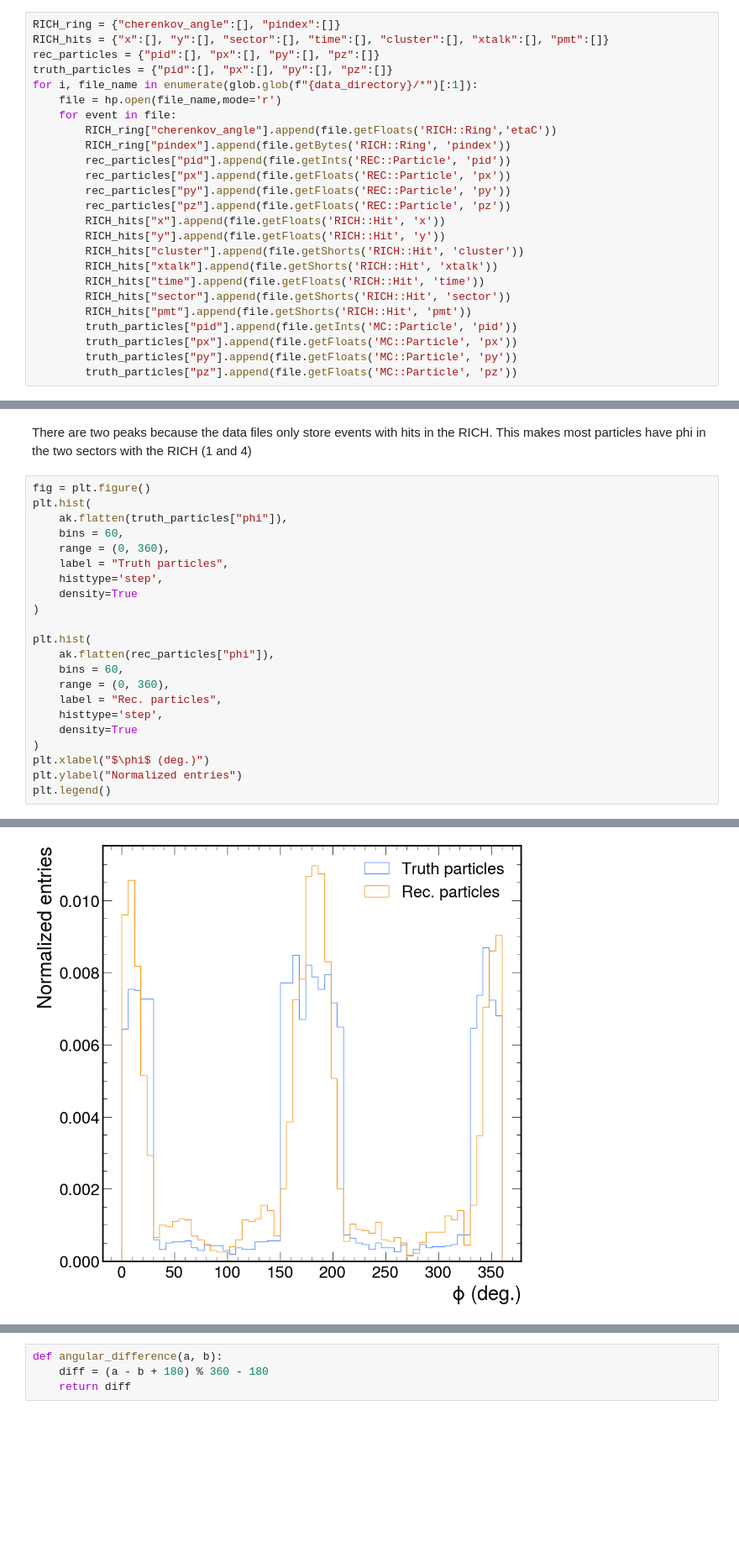
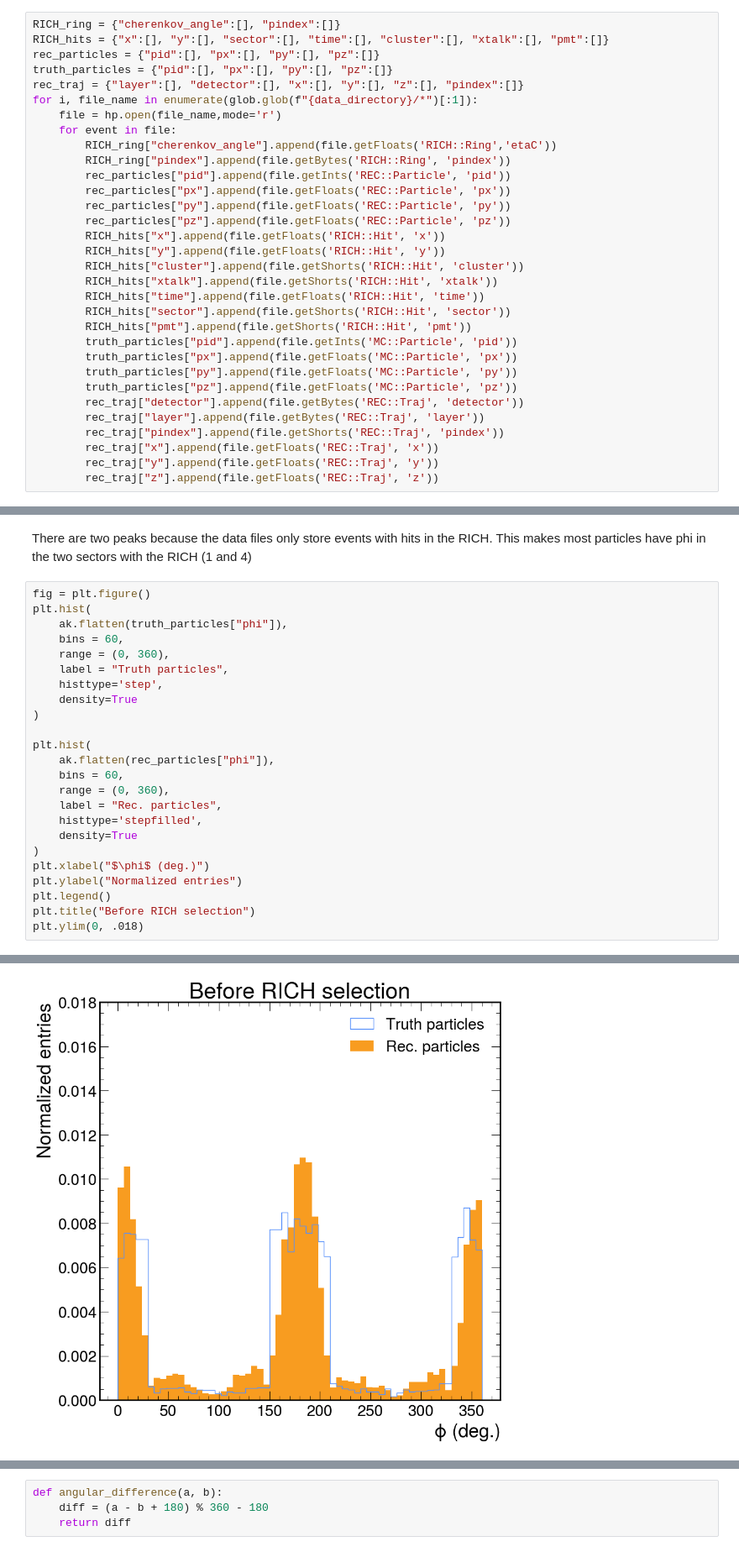
Before and after one commit to rymilton/CLAS_RICH_ML, a Jupyter notebook: RICH_QA.ipynb, the cells around one changed output, grey strips where cells are left out. Shown at 84% size. Cells and saved outputs as stored; diff of their text form; blank space fills up the shorter version.

```diff
--- a/RICH_QA.ipynb
+++ b/RICH_QA.ipynb
@@ -15,6 +15,7 @@ RICH_ring = {"cherenkov_angle":[], "pindex":[]}
 RICH_hits = {"x":[], "y":[], "sector":[], "time":[], "cluster":[], "xtalk":[], "pmt":[]}
 rec_particles = {"pid":[], "px":[], "py":[], "pz":[]}
 truth_particles = {"pid":[], "px":[], "py":[], "pz":[]}
+rec_traj = {"layer":[], "detector":[], "x":[], "y":[], "z":[], "pindex":[]}
 for i, file_name in enumerate(glob.glob(f"{data_directory}/*")[:1]):
     file = hp.open(file_name,mode='r')
     for event in file:
@@ -35,6 +36,12 @@ for i, file_name in enumerate(glob.glob(f"{data_directory}/*")[:1]):
         truth_particles["px"].append(file.getFloats('MC::Particle', 'px'))
         truth_particles["py"].append(file.getFloats('MC::Particle', 'py'))
         truth_particles["pz"].append(file.getFloats('MC::Particle', 'pz'))
+        rec_traj["detector"].append(file.getBytes('REC::Traj', 'detector'))
+        rec_traj["layer"].append(file.getBytes('REC::Traj', 'layer'))
+        rec_traj["pindex"].append(file.getShorts('REC::Traj', 'pindex'))
+        rec_traj["x"].append(file.getFloats('REC::Traj', 'x'))
+        rec_traj["y"].append(file.getFloats('REC::Traj', 'y'))
+        rec_traj["z"].append(file.getFloats('REC::Traj', 'z'))
 # %%
 RICH_ring = ak.Array(RICH_ring)
 RICH_hits = ak.Array(RICH_hits)
@@ -145,10 +233,12 @@ plt.hist(
     bins = 60,
     range = (0, 360),
     label = "Rec. particles",
-    histtype='step',
+    histtype='stepfilled',
     density=True
 )
 plt.xlabel("$\phi$ (deg.)")
 plt.ylabel("Normalized entries")
 plt.legend()
+plt.title("Before RICH selection")
+plt.ylim(0, .018)
 # %% [output]
@@ -156 +246 @@ plt.legend()
-[figure, old version]
+[figure, new version]
```
Also changed, not shown: parts of 26 cells of this notebook.
